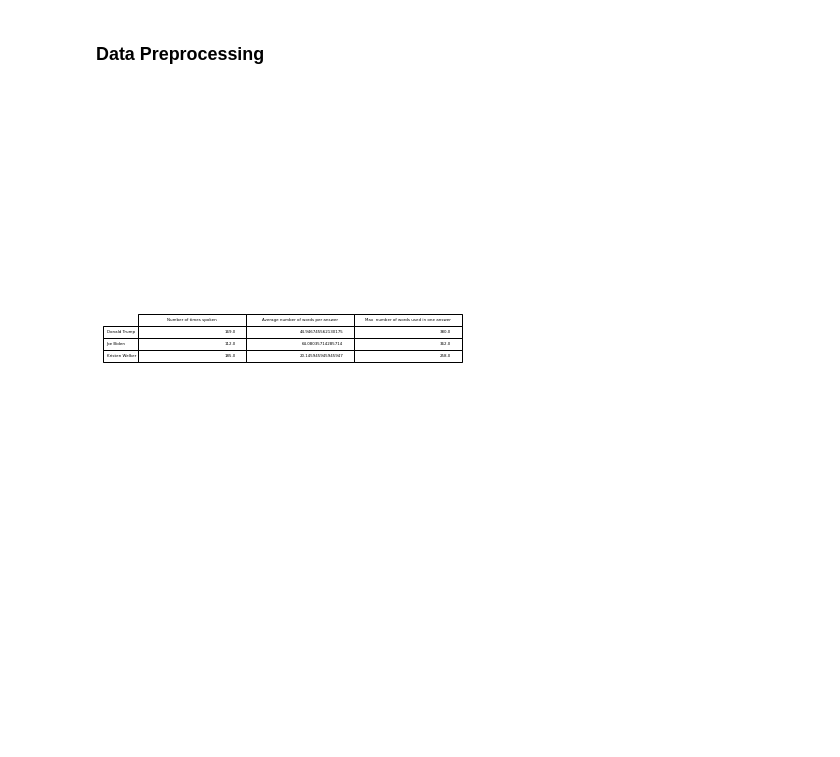
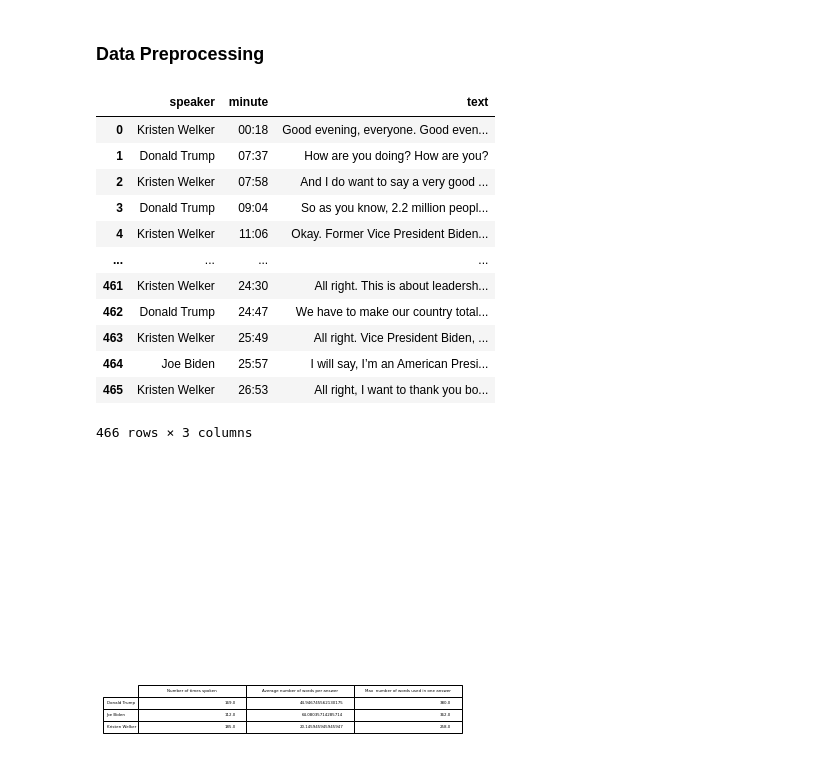
Before and after one commit to kaloyanvi/US-Debate-Tweets-Analysis, a Jupyter notebook: scripts&notebooks/EDA_debate.ipynb, the cells around one changed output. Saved outputs shown, nothing was run; the diff lists cells and outputs as text; code cells hidden in the pictures; blank space fills up the shorter version.

```diff
--- a/scripts&notebooks/EDA_debate.ipynb
+++ b/scripts&notebooks/EDA_debate.ipynb
@@ -75,6 +75,22 @@ for index in range(len(df_initial_debate)-1):
 
 debate_data = {"speaker":speakers,"minute":minutes,"text":texts}
 df_debate = pd.DataFrame(debate_data)
+# %%
+df_debate
+# %% [output]
+|  | speaker | minute | text |
+| 0 | Kristen Welker | 00:18 | Good evening, everyone. Good even... |
+| 1 | Donald Trump | 07:37 | How are you doing? How are you? |
+| 2 | Kristen Welker | 07:58 | And I do want to say a very good ... |
+| 3 | Donald Trump | 09:04 | So as you know, 2.2 million peopl... |
+| 4 | Kristen Welker | 11:06 | Okay. Former Vice President Biden... |
+| ... | ... | ... | ... |
+| 461 | Kristen Welker | 24:30 | All right. This is about leadersh... |
+| 462 | Donald Trump | 24:47 | We have to make our country total... |
+| 463 | Kristen Welker | 25:49 | All right. Vice President Biden, ... |
+| 464 | Joe Biden | 25:57 | I will say, I’m an American Presi... |
+| 465 | Kristen Welker | 26:53 | All right, I want to thank you bo... |
+466 rows × 3 columns
 # %%
 df_debate['num_words'] = df_debate['text'].str.split().str.len()
 # %%
```
Also changed, not shown: parts of 1 cell of this notebook, 4 other files.
